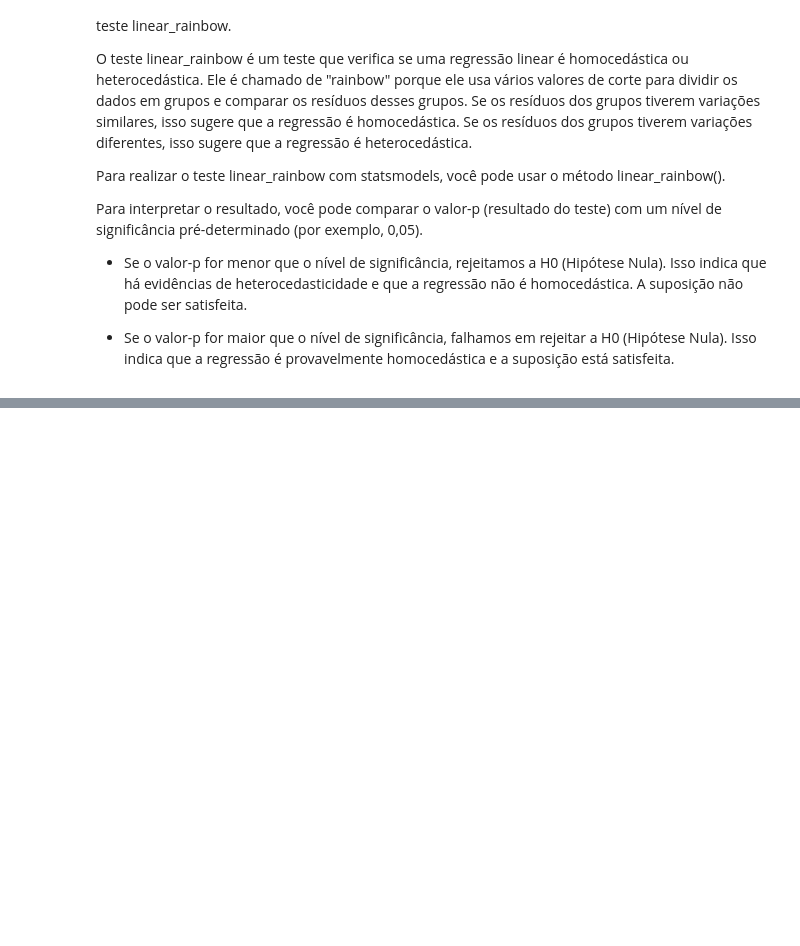
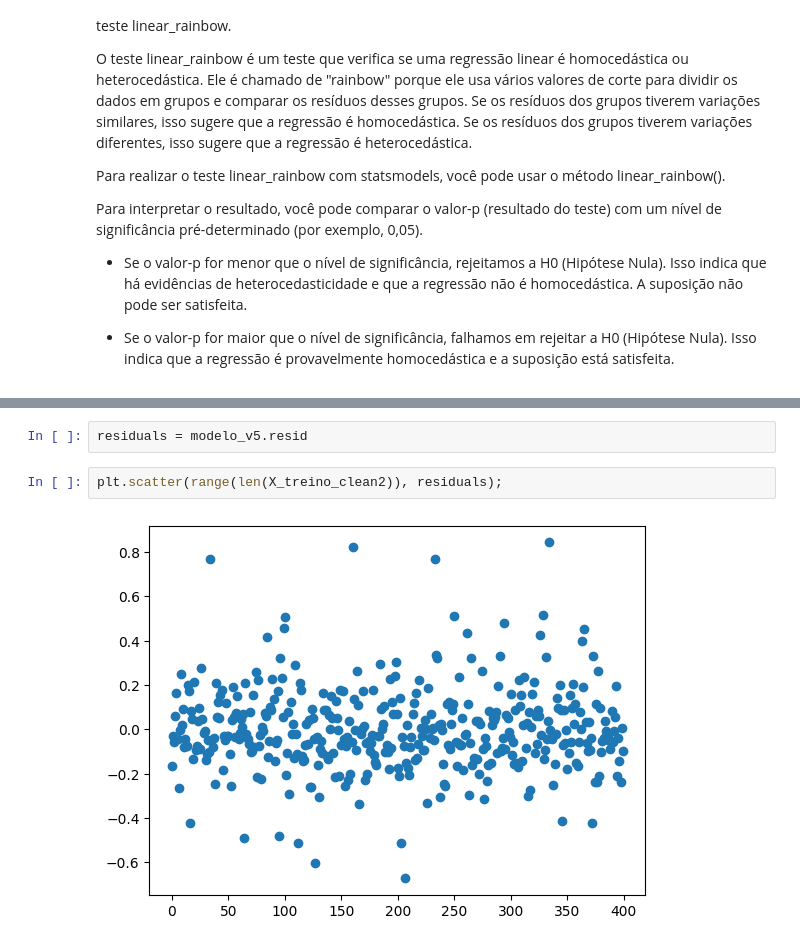
Before and after one commit to prisciladalepiane/machine-learning, a Jupyter notebook: 02-mat-est-aplicada/07-ocupacao-imoveis.ipynb, the cells around one changed output, grey strips where cells are left out. Drawn from its saved outputs; the diff is of its cells as text; blank space fills up the shorter version.

```diff
--- a/02-mat-est-aplicada/07-ocupacao-imoveis.ipynb
+++ b/02-mat-est-aplicada/07-ocupacao-imoveis.ipynb
@@ -778,0 +816,6 @@ Para interpretar o resultado, você pode comparar o valor-p (resultado do teste)
+# %%
+residuals = modelo_v5.resid
+# %%
+plt.scatter(range(len(X_treino_clean2)), residuals);
+# %% [output]
+[figure, added]
```
Also changed, not shown: parts of 26 cells of this notebook.
